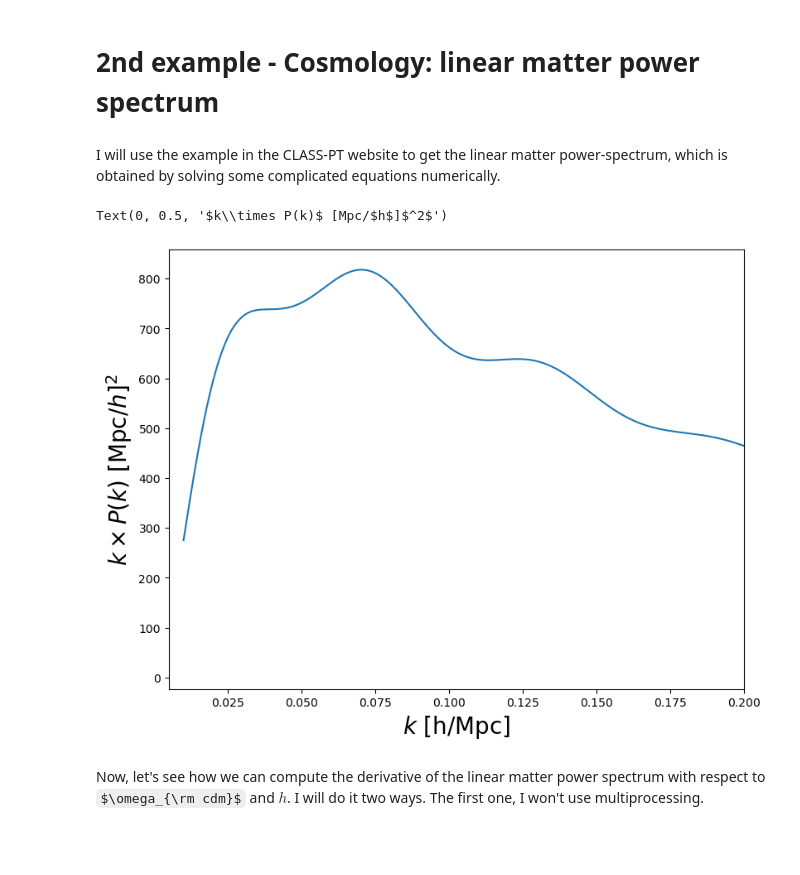
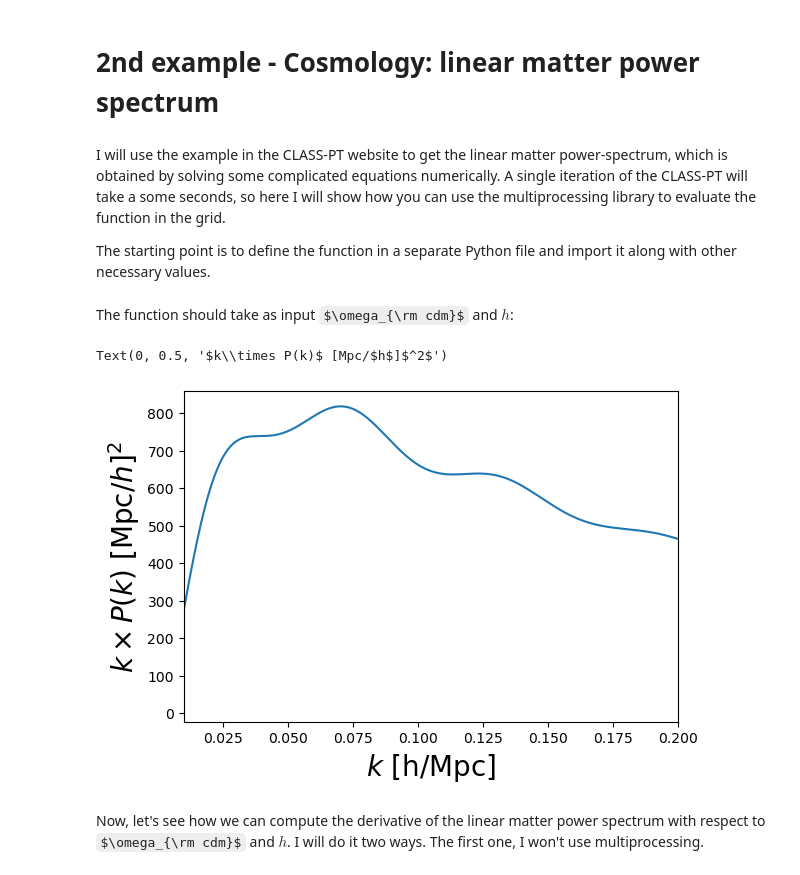
Before and after one commit to tmmergulhao/NumDe, a Jupyter notebook: explaining_derivative.ipynb, the cells around one changed output. Saved outputs shown, nothing was run; the diff lists cells and outputs as text; code cells hidden in the pictures; some formulas as TeX source; blank space fills up the shorter version.

```diff
--- a/explaining_derivative.ipynb
+++ b/explaining_derivative.ipynb
@@ -133,20 +110,25 @@ Those inner dictionaries represent the precision (or stencil size) used to compu
 # %% [markdown]
 # 2nd example - Cosmology: linear matter power spectrum
 # %% [markdown]
-I will use the example in the CLASS-PT website to get the linear matter power-spectrum, which is obtained by solving some complicated equations numerically.
+I will use the example in the CLASS-PT website to get the linear matter power-spectrum, which is obtained by solving some complicated equations numerically. A single iteration of the CLASS-PT will take a some seconds, so here I will show how you can use the multiprocessing library to evaluate the function in the grid.
+
+The starting point is to define the function in a separate Python file and import it along with other necessary values.
 # %%
 from my_functions import ComputePk,kvec
+# %% [markdown]
+The function should take as input $\omega_{\rm cdm}$ and $h$:
 # %%
-PK = ComputePk([0.119,0.679])
+theta = [0.119, 0.679] #omega_cdm, h
+PK = ComputePk(theta)
 # %%
-plt.figure(figsize = (8,6), constrained_layout= True)
+plt.figure(figsize = (6,4), constrained_layout= True)
 plt.plot(kvec, kvec*PK)
-plt.xlim((0.005,0.2))
+plt.xlim((kvec[0],0.2))
 plt.xlabel(r"$k$ [h/Mpc]", size = 20)
 plt.ylabel(r"$k\times P(k)$ [Mpc/$h$]$^2$", size = 20)
 # %% [output]
 Text(0, 0.5, '$k\\times P(k)$ [Mpc/$h$]$^2$')
-[figure, old version]
+[figure, new version]
 # %% [markdown]
 Now, let's see how we can compute the derivative of the linear matter power spectrum with respect to $\omega_{\rm cdm}$ and $h$. I will do it two ways. The first one, I won't use multiprocessing.
 # %%
```
Also changed, not shown: parts of 9 cells of this notebook, 3 other files.
